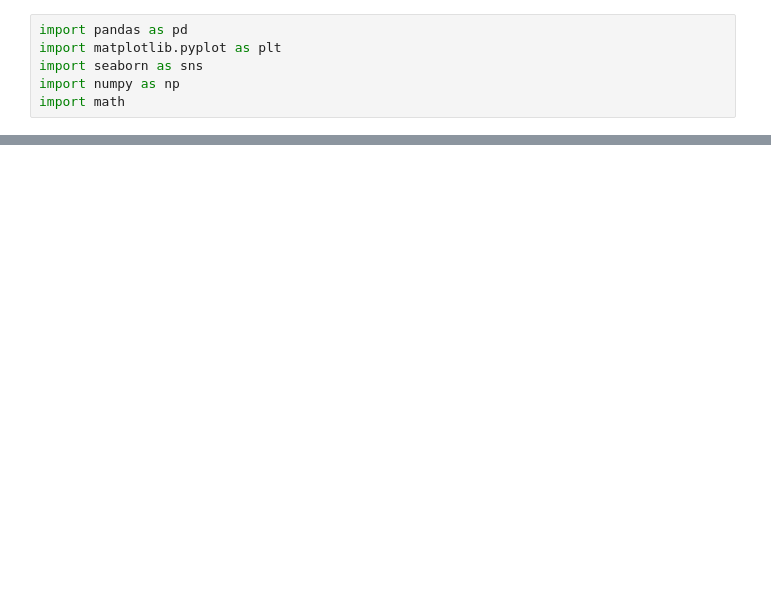
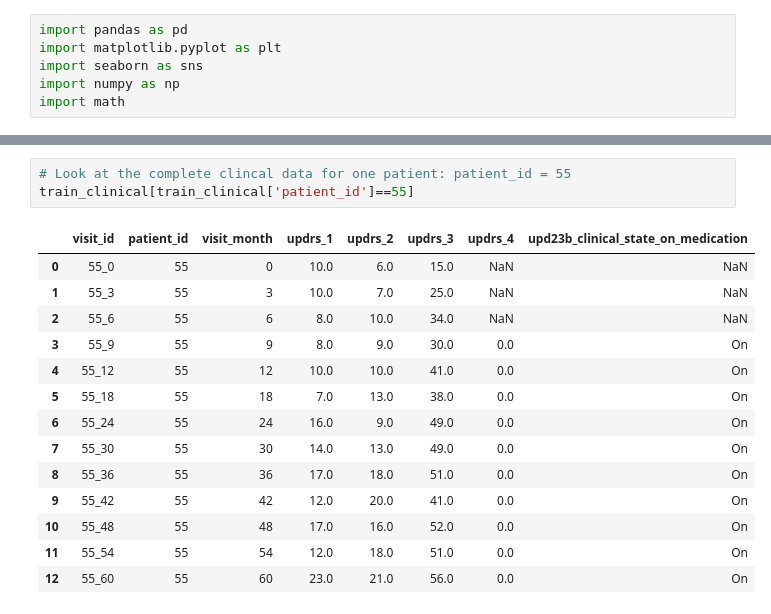
Before and after one commit to fan-yang-md/parkinsons_disease_progression_prediction, a Jupyter notebook: parkinson1.ipynb, the cells around one changed output, grey strips where cells are left out. Drawn from its saved outputs; the diff is of its cells as text; blank space fills up the shorter version.

```diff
--- a/parkinson1.ipynb
+++ b/parkinson1.ipynb
@@ -13,0 +104,18 @@ FileNotFoundError: [Errno 2] No such file or directory: '/train_proteins.csv'
+# %%
+# Look at the complete clincal data for one patient: patient_id = 55
+train_clinical[train_clinical['patient_id']==55]
+# %% [output]
+|  | visit_id | patient_id | visit_month | updrs_1 | updrs_2 | updrs_3 | updrs_4 | upd23b_clinical_state_on_medication |
+| 0 | 55_0 | 55 | 0 | 10.0 | 6.0 | 15.0 | NaN | NaN |
+| 1 | 55_3 | 55 | 3 | 10.0 | 7.0 | 25.0 | NaN | NaN |
+| 2 | 55_6 | 55 | 6 | 8.0 | 10.0 | 34.0 | NaN | NaN |
+| 3 | 55_9 | 55 | 9 | 8.0 | 9.0 | 30.0 | 0.0 | On |
+| 4 | 55_12 | 55 | 12 | 10.0 | 10.0 | 41.0 | 0.0 | On |
+| 5 | 55_18 | 55 | 18 | 7.0 | 13.0 | 38.0 | 0.0 | On |
+| 6 | 55_24 | 55 | 24 | 16.0 | 9.0 | 49.0 | 0.0 | On |
+| 7 | 55_30 | 55 | 30 | 14.0 | 13.0 | 49.0 | 0.0 | On |
+| 8 | 55_36 | 55 | 36 | 17.0 | 18.0 | 51.0 | 0.0 | On |
+| 9 | 55_42 | 55 | 42 | 12.0 | 20.0 | 41.0 | 0.0 | On |
+| 10 | 55_48 | 55 | 48 | 17.0 | 16.0 | 52.0 | 0.0 | On |
+| 11 | 55_54 | 55 | 54 | 12.0 | 18.0 | 51.0 | 0.0 | On |
+| 12 | 55_60 | 55 | 60 | 23.0 | 21.0 | 56.0 | 0.0 | On |
```
Also changed, not shown: parts of 23 cells of this notebook.
